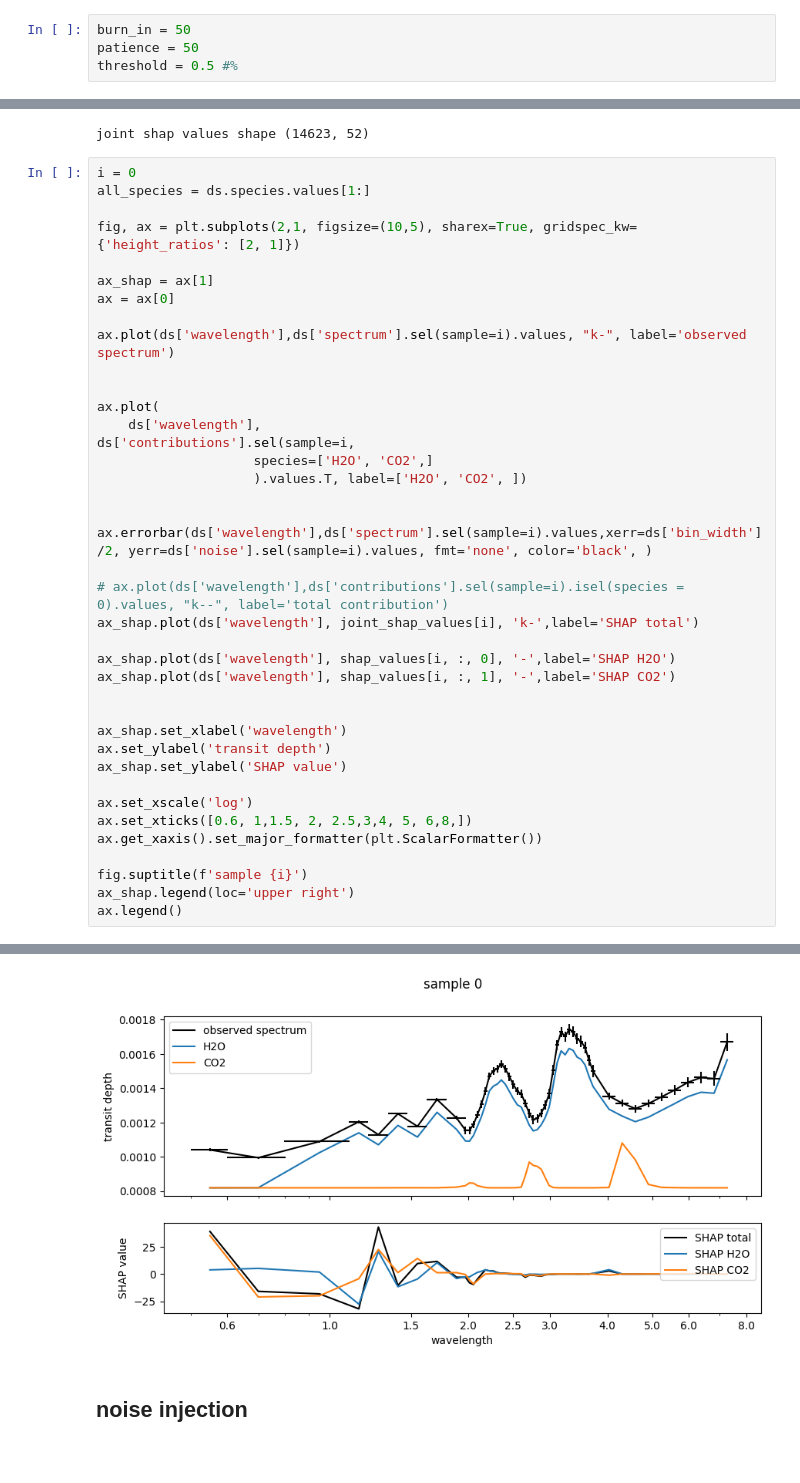
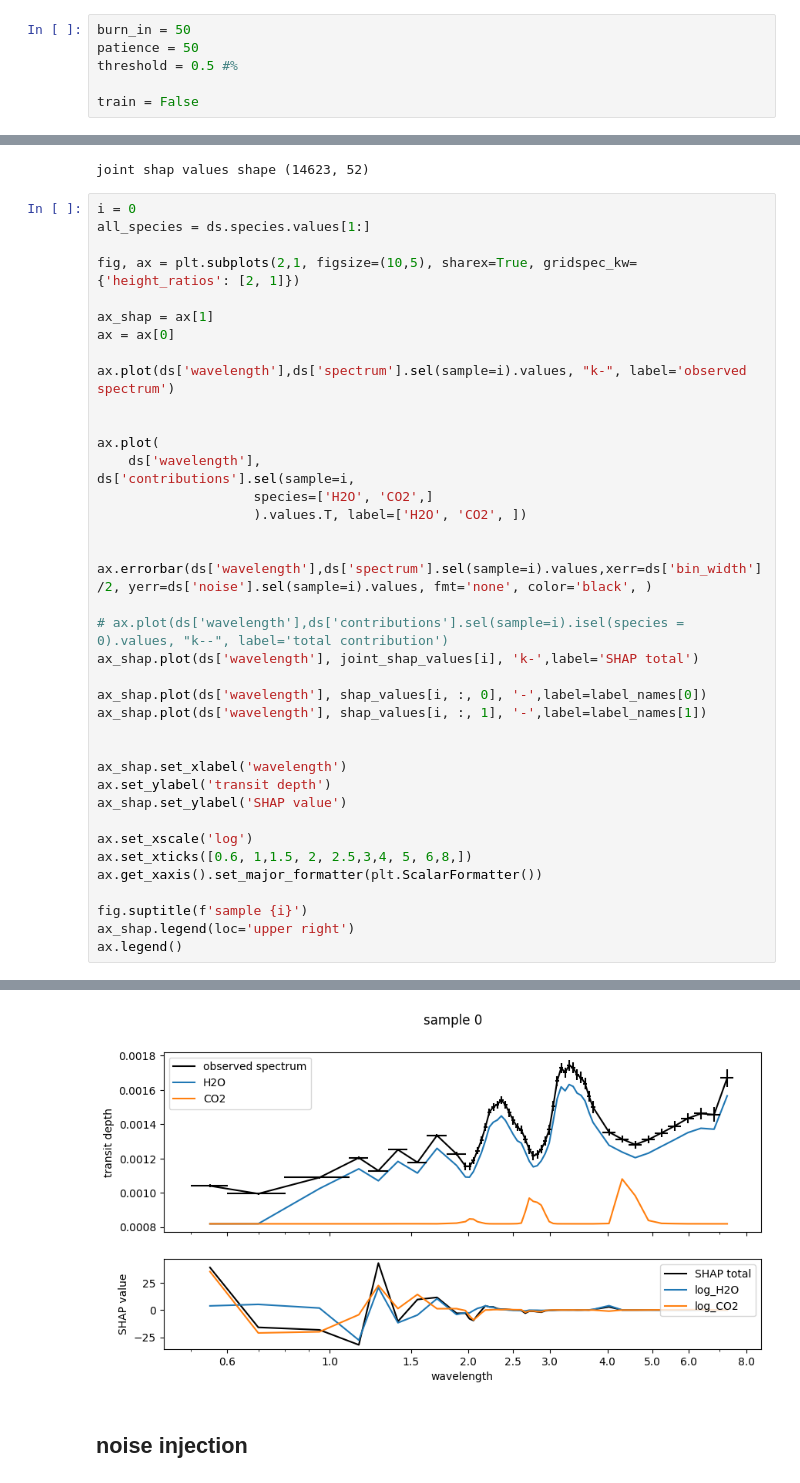
Before and after one commit to Jools-Clarke/SpeciesRetrieval, a Jupyter notebook: data_loader.ipynb, the cells around one changed output, grey strips where cells are left out. Saved outputs shown, nothing was run; the diff lists cells and outputs as text.

```diff
--- a/data_loader.ipynb
+++ b/data_loader.ipynb
@@ -306,4 +311,6 @@ train_loader = DataLoader(train_dataset, batch_size=batch_size, shuffle=True)
 burn_in = 50
 patience = 50
 threshold = 0.5 #%
+
+train = False
 # %%
@@ -427,35 +436,35 @@ ax = ax[0]
 ax.plot(ds['wavelength'],ds['spectrum'].sel(sample=i).values, "k-", label='observed spectrum')
 
 
 ax.plot(
     ds['wavelength'],
 ds['contributions'].sel(sample=i,
                     species=['H2O', 'CO2',]
                     ).values.T, label=['H2O', 'CO2', ])
 
 
 ax.errorbar(ds['wavelength'],ds['spectrum'].sel(sample=i).values,xerr=ds['bin_width']/2, yerr=ds['noise'].sel(sample=i).values, fmt='none', color='black', )
 
 # ax.plot(ds['wavelength'],ds['contributions'].sel(sample=i).isel(species = 0).values, "k--", label='total contribution')
 ax_shap.plot(ds['wavelength'], joint_shap_values[i], 'k-',label='SHAP total')
 
-ax_shap.plot(ds['wavelength'], shap_values[i, :, 0], '-',label='SHAP H2O')
-ax_shap.plot(ds['wavelength'], shap_values[i, :, 1], '-',label='SHAP CO2')
+ax_shap.plot(ds['wavelength'], shap_values[i, :, 0], '-',label=label_names[0])
+ax_shap.plot(ds['wavelength'], shap_values[i, :, 1], '-',label=label_names[1])
 
 
 ax_shap.set_xlabel('wavelength')
 ax.set_ylabel('transit depth')
 ax_shap.set_ylabel('SHAP value')
 
 ax.set_xscale('log')
 ax.set_xticks([0.6, 1,1.5, 2, 2.5,3,4, 5, 6,8,])
 ax.get_xaxis().set_major_formatter(plt.ScalarFormatter())
 
 fig.suptitle(f'sample {i}')
 ax_shap.legend(loc='upper right')
 ax.legend()
 # %% [output]
 <matplotlib.legend.Legend at 0x...>
-[figure, old version]
+[figure, new version]
 # %% [markdown]
 ## noise injection
```
Also changed, not shown: parts of 13 cells of this notebook.
